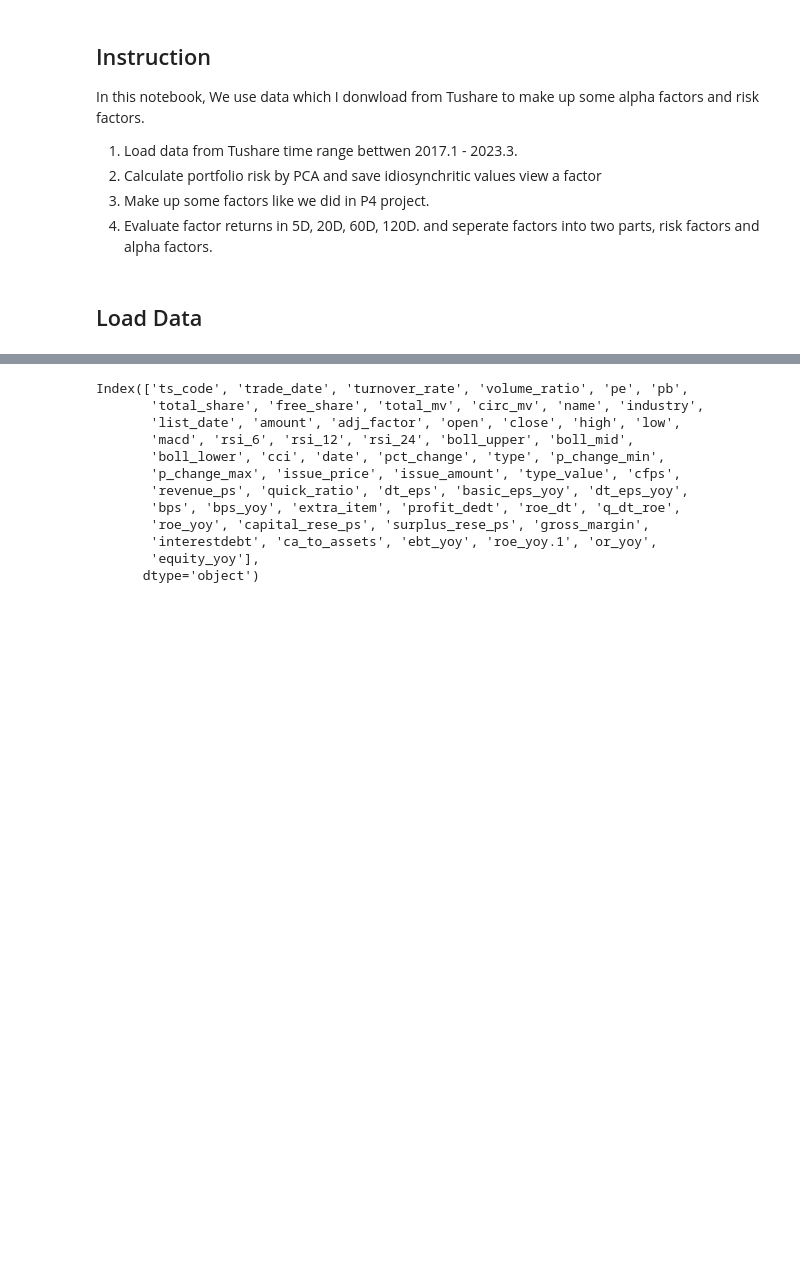
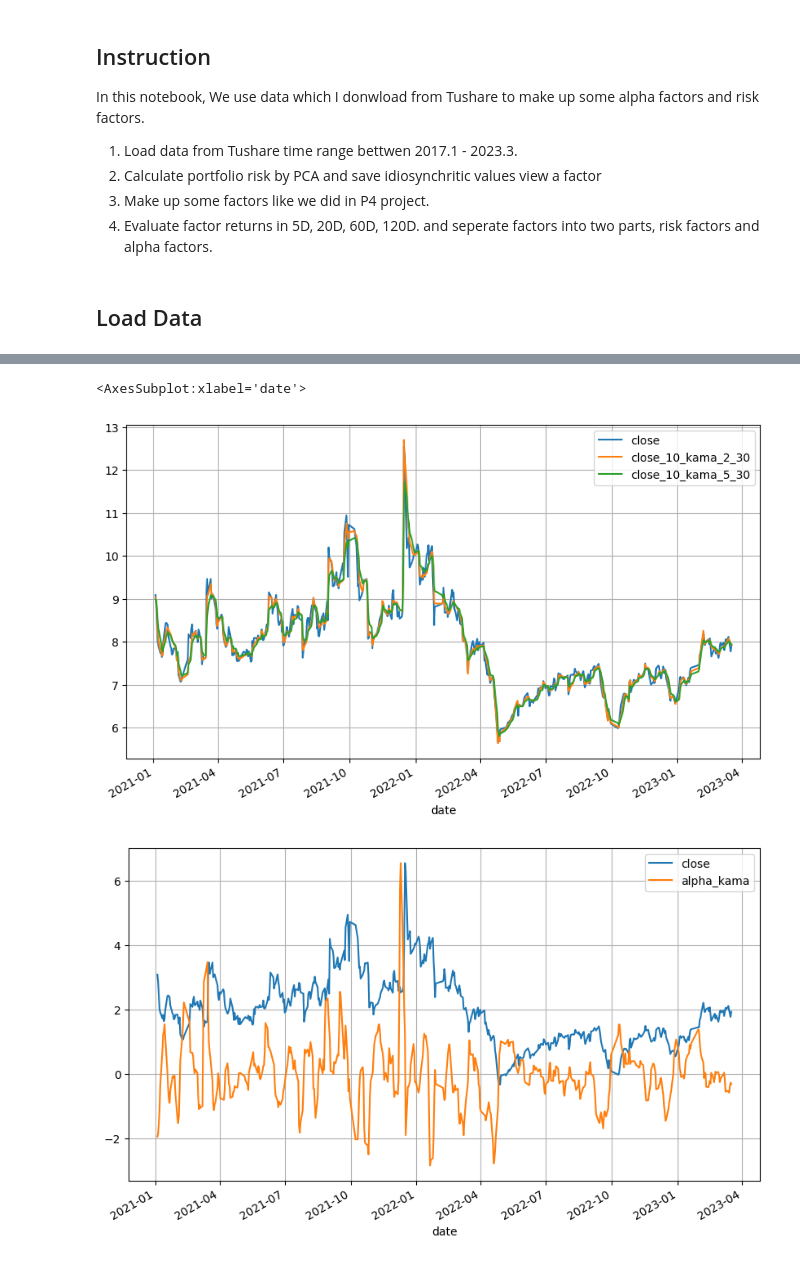
Before and after one commit to JiaRuiming-1/AI-Trading, a Jupyter notebook: P7_Backtesting/Factor_Process_and_Evaluate.ipynb, the cells around one changed output, grey strips where cells are left out. Saved outputs shown, nothing was run; the diff lists cells and outputs as text; code cells hidden in the pictures; blank space fills up the shorter version.

```diff
--- a/P7_Backtesting/Factor_Process_and_Evaluate.ipynb
+++ b/P7_Backtesting/Factor_Process_and_Evaluate.ipynb
@@ -14,7 +14,7 @@ from tqdm import tqdm
 
 from matplotlib import pyplot as plt
 %matplotlib inline
-plt.rcParams['figure.figsize'] = [6, 4]
+plt.rcParams['figure.figsize'] = [10, 6]
 
 import warnings
 warnings.filterwarnings('ignore')
@@ -63,15 +132,0 @@ universe.loc[universe.ts_code=='603538.SH']
-# %%
-universe.columns
-# %% [output]
-Index(['ts_code', 'trade_date', 'turnover_rate', 'volume_ratio', 'pe', 'pb',
-       'total_share', 'free_share', 'total_mv', 'circ_mv', 'name', 'industry',
-       'list_date', 'amount', 'adj_factor', 'open', 'close', 'high', 'low',
-       'macd', 'rsi_6', 'rsi_12', 'rsi_24', 'boll_upper', 'boll_mid',
-       'boll_lower', 'cci', 'date', 'pct_change', 'type', 'p_change_min',
-       'p_change_max', 'issue_price', 'issue_amount', 'type_value', 'cfps',
-       'revenue_ps', 'quick_ratio', 'dt_eps', 'basic_eps_yoy', 'dt_eps_yoy',
-       'bps', 'bps_yoy', 'extra_item', 'profit_dedt', 'roe_dt', 'q_dt_roe',
-       'roe_yoy', 'capital_rese_ps', 'surplus_rese_ps', 'gross_margin',
-       'interestdebt', 'ca_to_assets', 'ebt_yoy', 'roe_yoy.1', 'or_yoy',
-       'equity_yoy'],
-      dtype='object')
@@ -77,0 +154,13 @@ Index(['ts_code', 'trade_date', 'turnover_rate', 'volume_ratio', 'pe', 'pb',
+# %%
+from scipy.stats import zscore
+tmp = mnh.loc[(mnh['trade_date']>20210101)]
+
+tmp[['close','close_10_kama_2_30', 'close_10_kama_5_30']].plot(grid=True)
+tmp[['close_5_sma','alpha_kama']] = tmp[['close_5_sma','alpha_kama']].apply(zscore)
+tmp['close'] = tmp['close']-6
+tmp[['close','alpha_kama']].plot(grid=True)
+#tmp[['volume_ratio', 'turnover_rate']].plot(grid=True)
+# %% [output]
+<AxesSubplot:xlabel='date'>
+[figure, added]
+[figure, added]
```
Also changed, not shown: parts of 18 cells of this notebook, 1 other file.
